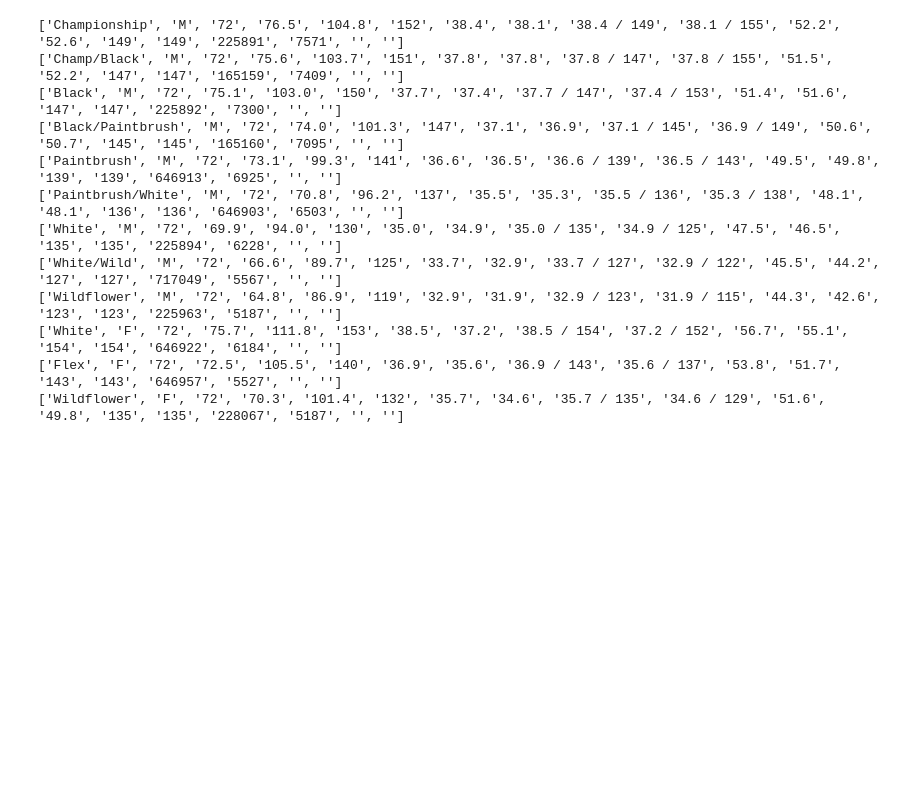
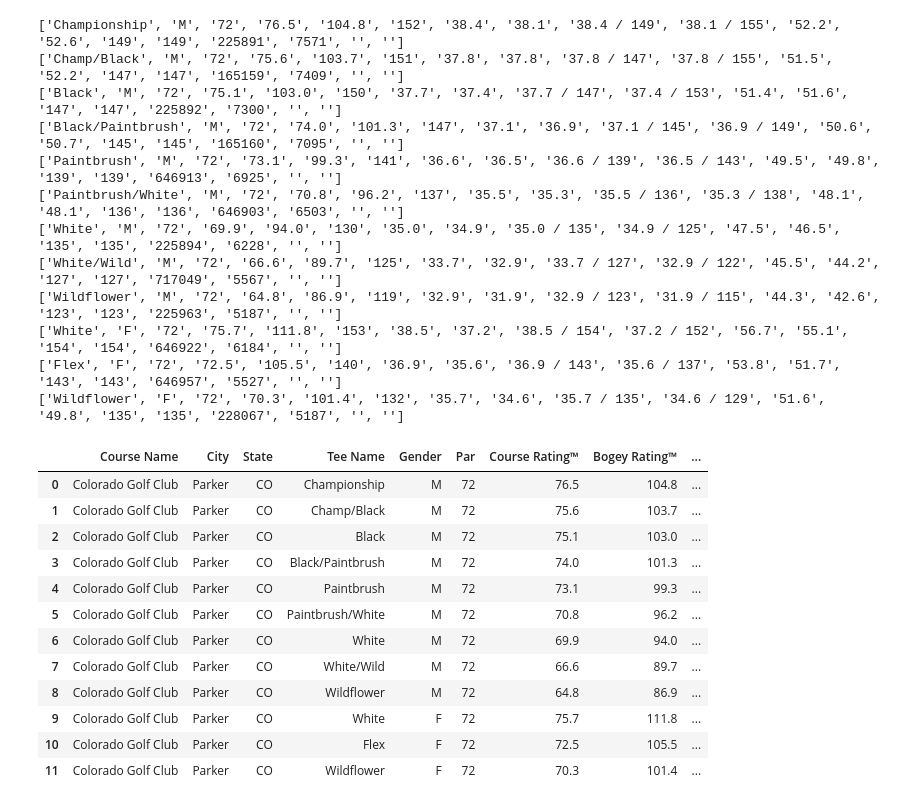
Before and after one commit to chriskopel/golf, a Jupyter notebook: research nbs/usga_ncrdb_scrape.ipynb, the cells around one changed output. Cells and saved outputs as stored; diff of their text form; code cells hidden in the pictures; blank space fills up the shorter version.

```diff
--- a/research nbs/usga_ncrdb_scrape.ipynb
+++ b/research nbs/usga_ncrdb_scrape.ipynb
@@ -61,0 +47,7 @@ headers
+# %%
+metadata_table = soup.find('table', id='gvCourseTees')
+# %%
+# Extract the values from the table's row
+course_name = metadata_table.find_all('td')[0].get_text(strip=True).split(" - ")[0]
+city = metadata_table.find_all('td')[1].get_text(strip=True)
+state = metadata_table.find_all('td')[2].get_text(strip=True)
@@ -86,3 +86,28 @@ for row in data:
 ['White', 'F', '72', '75.7', '111.8', '153', '38.5', '37.2', '38.5 / 154', '37.2 / 152', '56.7', '55.1', '154', '154', '646922', '6184', '', '']
 ['Flex', 'F', '72', '72.5', '105.5', '140', '36.9', '35.6', '36.9 / 143', '35.6 / 137', '53.8', '51.7', '143', '143', '646957', '5527', '', '']
 ['Wildflower', 'F', '72', '70.3', '101.4', '132', '35.7', '34.6', '35.7 / 135', '34.6 / 129', '51.6', '49.8', '135', '135', '228067', '5187', '', '']
+# %%
+# Create DataFrame
+df = pd.DataFrame(data, columns=headers)
+df = df.drop(columns='CH')
+
+# Add the extracted values as new columns to the beginning of the DataFrame
+df.insert(0, 'Course Name', course_name)
+df.insert(1, 'City', city)
+df.insert(2, 'State', state)
+
+df
+# %% [output]
+|  | Course Name | City | State | Tee Name | Gender | Par | Course Rating™ | Bogey Rating™ | ... |
+| 0 | Colorado Golf Club | Parker | CO | Championship | M | 72 | 76.5 | 104.8 | ... |
+| 1 | Colorado Golf Club | Parker | CO | Champ/Black | M | 72 | 75.6 | 103.7 | ... |
+| 2 | Colorado Golf Club | Parker | CO | Black | M | 72 | 75.1 | 103.0 | ... |
+| 3 | Colorado Golf Club | Parker | CO | Black/Paintbrush | M | 72 | 74.0 | 101.3 | ... |
+| 4 | Colorado Golf Club | Parker | CO | Paintbrush | M | 72 | 73.1 | 99.3 | ... |
+| 5 | Colorado Golf Club | Parker | CO | Paintbrush/White | M | 72 | 70.8 | 96.2 | ... |
+| 6 | Colorado Golf Club | Parker | CO | White | M | 72 | 69.9 | 94.0 | ... |
+| 7 | Colorado Golf Club | Parker | CO | White/Wild | M | 72 | 66.6 | 89.7 | ... |
+| 8 | Colorado Golf Club | Parker | CO | Wildflower | M | 72 | 64.8 | 86.9 | ... |
+| 9 | Colorado Golf Club | Parker | CO | White | F | 72 | 75.7 | 111.8 | ... |
+| 10 | Colorado Golf Club | Parker | CO | Flex | F | 72 | 72.5 | 105.5 | ... |
+| 11 | Colorado Golf Club | Parker | CO | Wildflower | F | 72 | 70.3 | 101.4 | ... |
```
Also changed, not shown: parts of 34 cells of this notebook, 4 other files.
